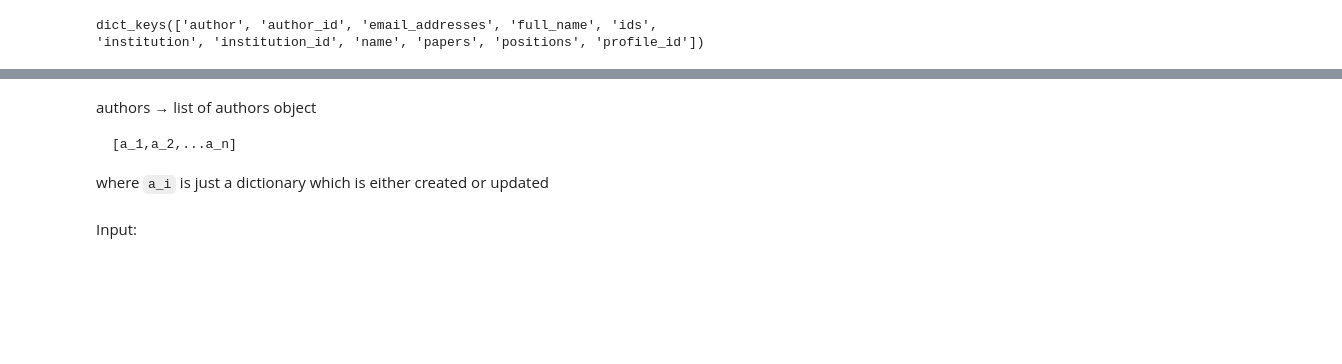
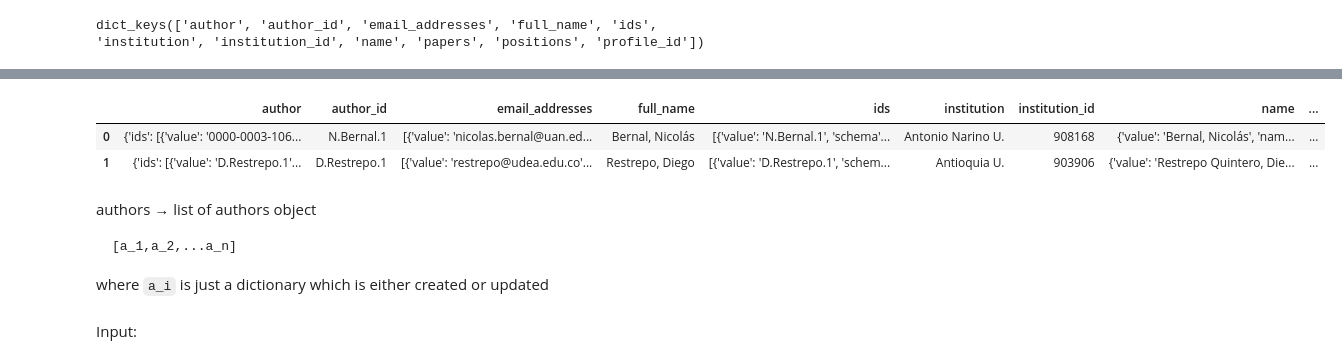
Before and after one commit to restrepo/inspire, a Jupyter notebook: INSPIREHEP.ipynb, the cells around one changed output, grey strips where cells are left out. Saved outputs shown, nothing was run; the diff lists cells and outputs as text; code cells hidden in the pictures; blank space fills up the shorter version.

```diff
--- a/INSPIREHEP.ipynb
+++ b/INSPIREHEP.ipynb
@@ -473,6 +489,12 @@ kk=db[0]
 JSON(kk.to_dict())
 # %% [output]
 [interactive output not drawn]
+# %%
+pd.DataFrame(W.to_json())
+# %% [output]
+|  | author | author_id | email_addresses | full_name | ids | institution | institution_id | name | ... |
+| 0 | {'ids': [{'value': '0000-0003-106... | N.Bernal.1 | [{'value': 'nicolas.bernal@uan.ed... | Bernal, Nicolás | [{'value': 'N.Bernal.1', 'schema'... | Antonio Narino U. | 908168 | {'value': 'Bernal, Nicolás', 'nam... | ... |
+| 1 | {'ids': [{'value': 'D.Restrepo.1'... | D.Restrepo.1 | [{'value': 'restrepo@udea.edu.co'... | Restrepo, Diego | [{'value': 'D.Restrepo.1', 'schem... | Antioquia U. | 903906 | {'value': 'Restrepo Quintero, Die... | ... |
 # %%
 #db is update only if necessary
 W=work(w,db)
```
Also changed, not shown: parts of 3 cells of this notebook.
